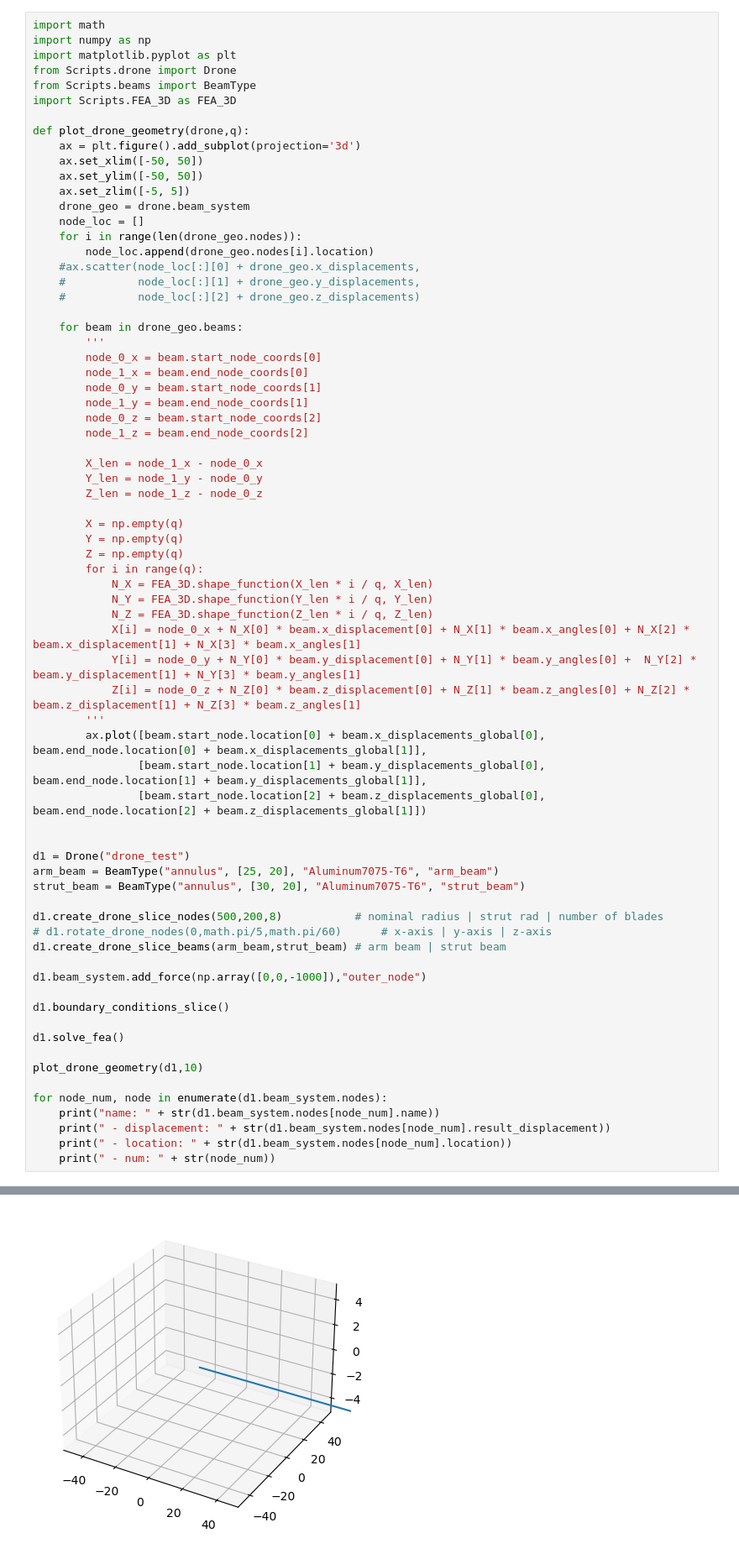
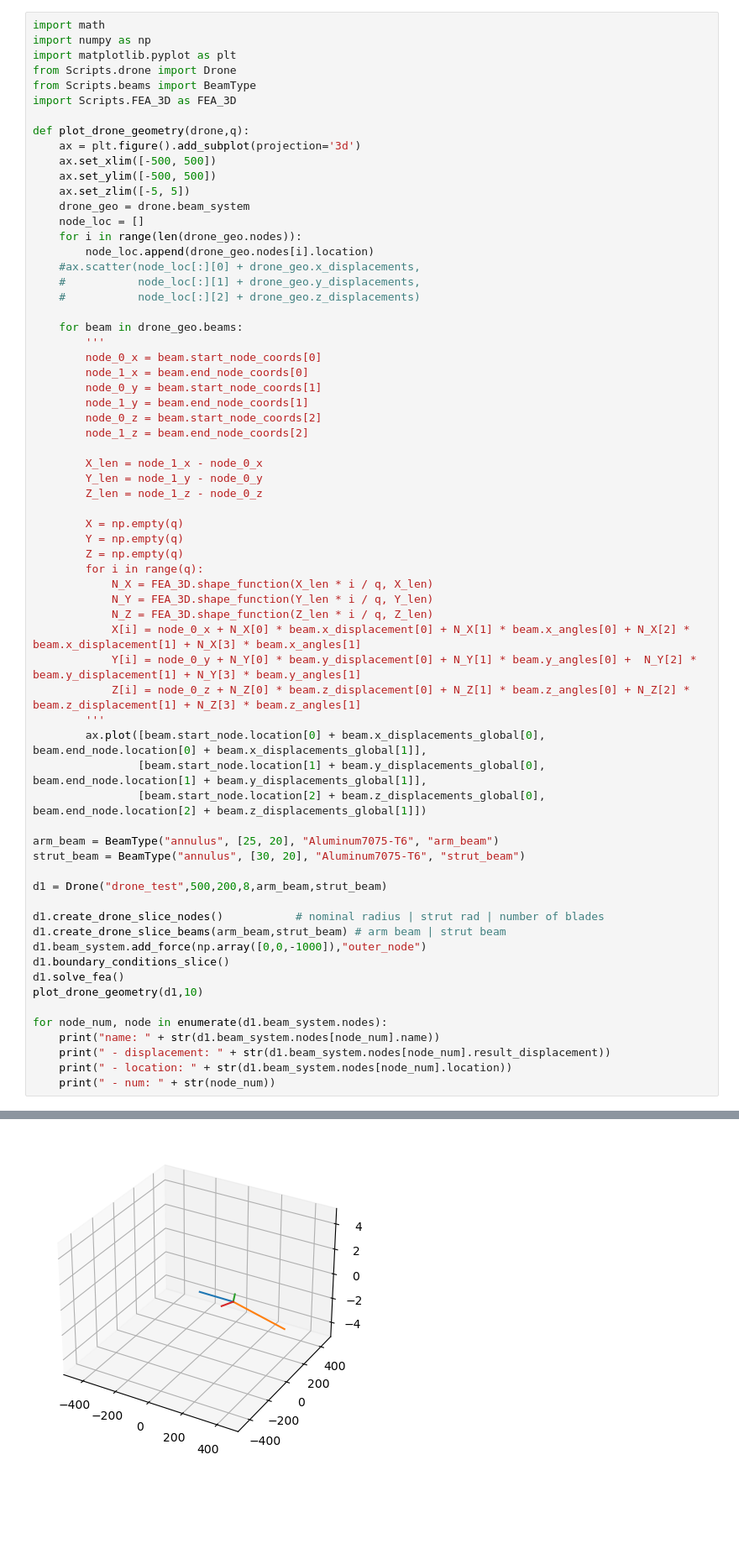
Before and after one commit to NathanielHargan/UAV_Optimization, a Jupyter notebook: PlotDrone3D.ipynb, the cells around one changed output, grey strips where cells are left out. Shown: that part at 84% size. Saved outputs shown, nothing was run; the diff lists cells and outputs as text; blank space fills up the shorter version.

```diff
--- a/PlotDrone3D.ipynb
+++ b/PlotDrone3D.ipynb
@@ -8,8 +8,8 @@ import Scripts.FEA_3D as FEA_3D
 
 def plot_drone_geometry(drone,q):
     ax = plt.figure().add_subplot(projection='3d')
-    ax.set_xlim([-50, 50])
-    ax.set_ylim([-50, 50])
+    ax.set_xlim([-500, 500])
+    ax.set_ylim([-500, 500])
     ax.set_zlim([-5, 5])
     drone_geo = drone.beam_system
     node_loc = []
@@ -47,47 +47,42 @@ def plot_drone_geometry(drone,q):
                 [beam.start_node.location[1] + beam.y_displacements_global[0], beam.end_node.location[1] + beam.y_displacements_global[1]],
                 [beam.start_node.location[2] + beam.z_displacements_global[0], beam.end_node.location[2] + beam.z_displacements_global[1]])
 
-
-d1 = Drone("drone_test")
 arm_beam = BeamType("annulus", [25, 20], "Aluminum7075-T6", "arm_beam")
 strut_beam = BeamType("annulus", [30, 20], "Aluminum7075-T6", "strut_beam")
 
-d1.create_drone_slice_nodes(500,200,8)           # nominal radius | strut rad | number of blades
-# d1.rotate_drone_nodes(0,math.pi/5,math.pi/60)      # x-axis | y-axis | z-axis
+d1 = Drone("drone_test",500,200,8,arm_beam,strut_beam)
+
+d1.create_drone_slice_nodes()           # nominal radius | strut rad | number of blades
 d1.create_drone_slice_beams(arm_beam,strut_beam) # arm beam | strut beam
-
 d1.beam_system.add_force(np.array([0,0,-1000]),"outer_node")
-
 d1.boundary_conditions_slice()
-
 d1.solve_fea()
-
 plot_drone_geometry(d1,10)
 
 for node_num, node in enumerate(d1.beam_system.nodes):
     print("name: " + str(d1.beam_system.nodes[node_num].name))
     print(" - displacement: " + str(d1.beam_system.nodes[node_num].result_displacement))
     print(" - location: " + str(d1.beam_system.nodes[node_num].location))
     print(" - num: " + str(node_num))
 # %% [output]
 name: center_node
  - displacement: [0. 0. 0.]
  - location: [0 0 0]
  - num: 0
 name: strut_node
  - displacement: [ 0.          0.         -0.01650762]
  - location: [200   0   0]
  - num: 1
 name: outer_node
  - displacement: [ 0.          0.         -1.00529324]
  - location: [500   0   0]
  - num: 2
 name: strut_node_top
  - displacement: [0. 0. 0.]
  - location: [170.71067812  70.71067812   0.        ]
  - num: 3
 name: strut_node_bottom
  - displacement: [0. 0. 0.]
  - location: [170.71067812 -70.71067812   0.        ]
  - num: 4
-[figure, old version]
+[figure, new version]
```
Also changed, not shown: 10 other files.
